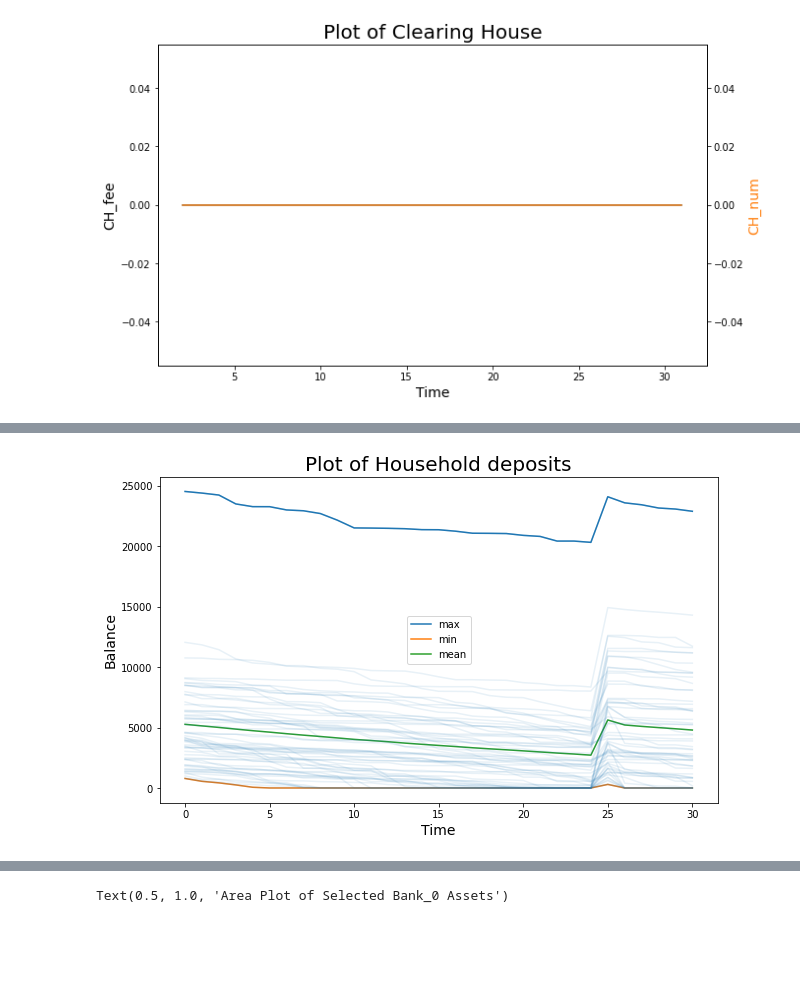
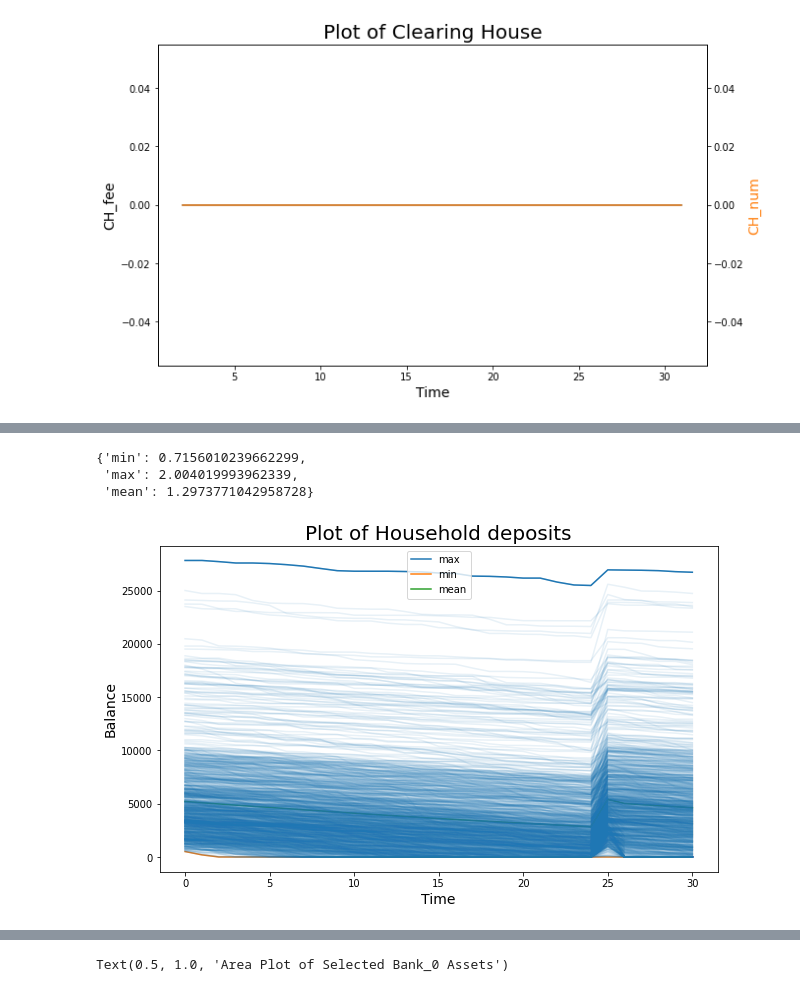
Before and after one commit to JonathanRossouw/Thesis, a Jupyter notebook: thesis/CBDC_analyze.ipynb, the cells around one changed output, grey strips where cells are left out. Saved outputs shown, nothing was run; the diff lists cells and outputs as text; code cells hidden in the pictures; blank space fills up the shorter version.

```diff
--- a/thesis/CBDC_analyze.ipynb
+++ b/thesis/CBDC_analyze.ipynb
@@ -39,7 +39,7 @@ from functools import reduce
 import pandas as pd
 import glob
 import json
-thesis_dir = '/Users/jonathanrossouw/Desktop/Sim_res/measurements'
+thesis_dir = '/Users/jonathanrossouw/Desktop/Sim_res/no_batch'
 # %% [markdown]
 Import the measurements csv
 # %%
@@ -239,14 +267,17 @@ Households
+# %%
+hh_npv = []
+for item in households_output:
+    hh_ids = list(json_to_dataframe_account(item, num_sim, "loans").columns)
+    for house in hh_ids:
+        household_npv = json_to_dataframe_id(item, num_sim, house)
+        household_npv['npv'] = household_npv[['deposits', 'bank_notes',  'receivables',  'equity_firm' , 'equity_bank']].sum(axis=1) - household_npv['deposits'].values
+        hh_npv.append(household_npv)
 # %%
 fig, ax = plt.subplots(nrows=1, ncols=1, figsize=(10,6))
 
 household_npv_individual = {}
-
-hh_ids = list(json_to_dataframe_account(households_output[0], num_sim, "loans").columns)
-for house in hh_ids:
-    household_npv = json_to_dataframe_id(households_output[0], num_sim, house)
-    household_npv['npv'] = household_npv[['deposits', 'bank_notes',  'receivables',  'equity_firm' , 'equity_bank']].sum(axis=1) - household_npv['deposits'].values
-    household_npv_individual[house] = household_npv['npv']
-
+for i, item in enumerate(hh_npv):
+    household_npv_individual[i] = item["npv"]
 
 household_npv_df = pd.DataFrame.from_dict(household_npv_individual)/20000
 household_npv_df['max'] = household_npv_df.max(1)
@@ -266,19 +314,42 @@ fig.savefig('figures/Households_NPVs.png')
+# %%
+hh_npv_perc = []
+for item in hh_npv:
+    hh_npv_perc_hh = (float(item['npv'][-1:]) - float(item['npv'][0]))/item['npv'][0]
+    hh_npv_perc.append(hh_npv_perc_hh)
+
+hh_npv_perc_stats = {}
+hh_npv_perc.sort()
+hh_npv_perc_stats["min"] = hh_npv_perc[2]
+hh_npv_perc_stats["max"] = hh_npv_perc[-3]
+hh_npv_perc_stats["mean"] = (sum(hh_npv_perc)/len(hh_npv_perc))
+hh_npv_perc_stats
+# %% [output]
+{'min': 0.7156010239662299,
+ 'max': 2.004019993962339,
+ 'mean': 1.2973771042958728}
 # %%
+# Household Deposits Plot
+household_deposits = {}
+for i, household in enumerate(households_output):
+    df_household_deposits = json_to_dataframe_account(household, num_sim, "deposits")
+    for j, col in enumerate(df_household_deposits):
+        household_deposits[(i+1)*(j+1)] = df_household_deposits[col].values/20000
+household_deposits = pd.DataFrame.from_dict(household_deposits)
+
 fig, ax = plt.subplots(nrows=1, ncols=1, figsize=(10,6))
 
 # Household
-household_deposits = json_to_dataframe_account(households_output[0], num_sim, 'deposits')/20000
 household_deposits['max'] = household_deposits.max(axis=1)
 household_deposits['min'] = household_deposits.min(axis=1)
 household_deposits['mean'] = household_deposits.mean(axis=1)
 ax.plot(household_deposits.index, household_deposits[['max', 'min', 'mean']])
 ax.plot(household_deposits.index, household_deposits, color='C0', alpha=0.1)
 ax.set_xlabel('Time', fontsize='14')
 ax.set_ylabel('Balance', fontsize='14')
 ax.legend(['max', 'min', 'mean'])
 plt.title("Plot of Household deposits", size=20)
 
 fig.savefig('figures/Households_deposits.png')
 # %% [output]
-[figure, old version]
+[figure, new version]
 # %%
```
Also changed, not shown: parts of 31 cells of this notebook, 2 other files.
